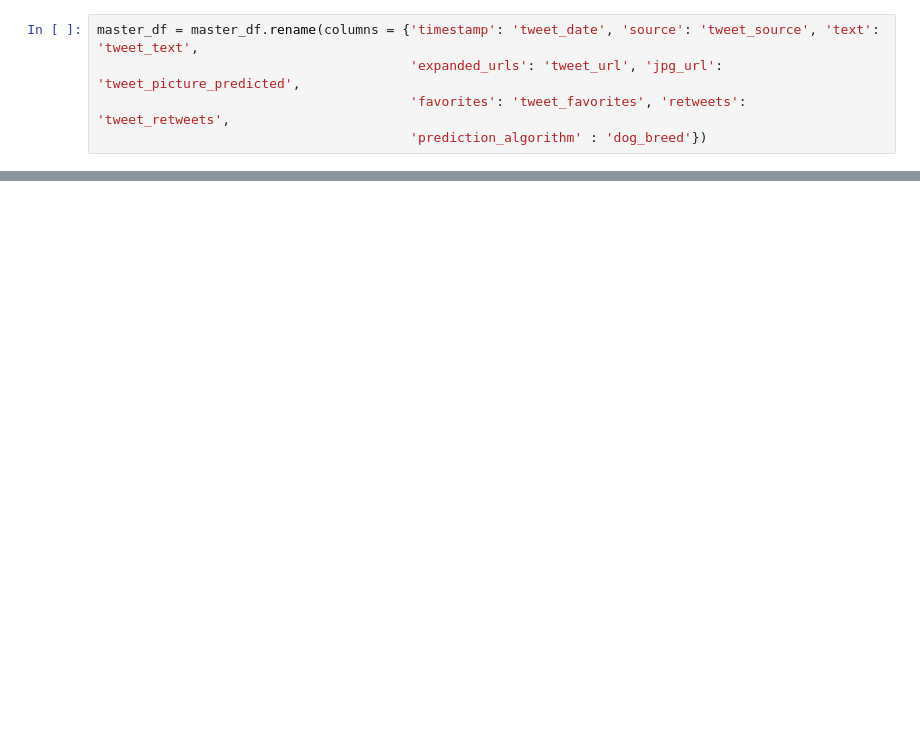
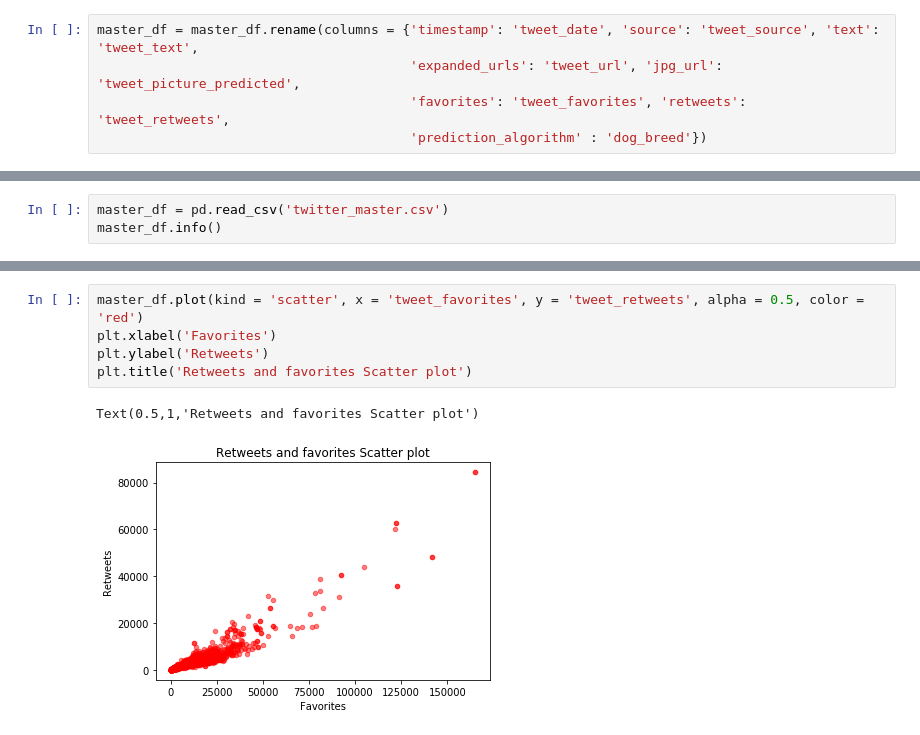
Before and after one commit to gurbani21/Data_Wrangling_TwitterData, a Jupyter notebook: wrangle_act.ipynb, the cells around one changed output, grey strips where cells are left out. Saved outputs shown, nothing was run; the diff lists cells and outputs as text; blank space fills up the shorter version.

```diff
--- a/wrangle_act.ipynb
+++ b/wrangle_act.ipynb
@@ -780,0 +900,3 @@ Name: name, Length: 935, dtype: int64
+# %%
+master_df = pd.read_csv('twitter_master.csv')
+master_df.info()
@@ -780,0 +921,8 @@ Name: name, Length: 935, dtype: int64
+# %%
+master_df.plot(kind = 'scatter', x = 'tweet_favorites', y = 'tweet_retweets', alpha = 0.5, color = 'red')
+plt.xlabel('Favorites')
+plt.ylabel('Retweets')
+plt.title('Retweets and favorites Scatter plot')
+# %% [output]
+Text(0.5,1,'Retweets and favorites Scatter plot')
+[figure, added]
```
Also changed, not shown: parts of 58 cells of this notebook.
